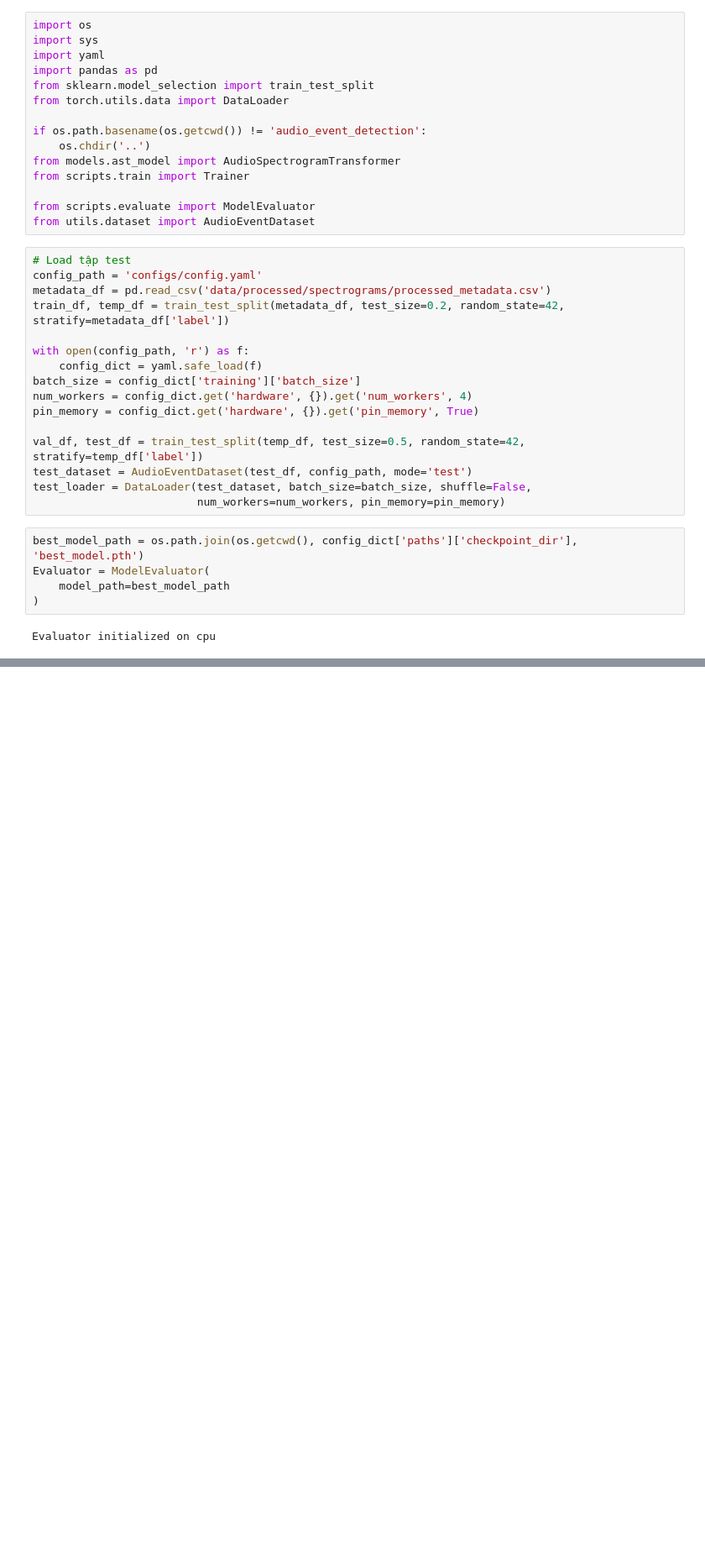
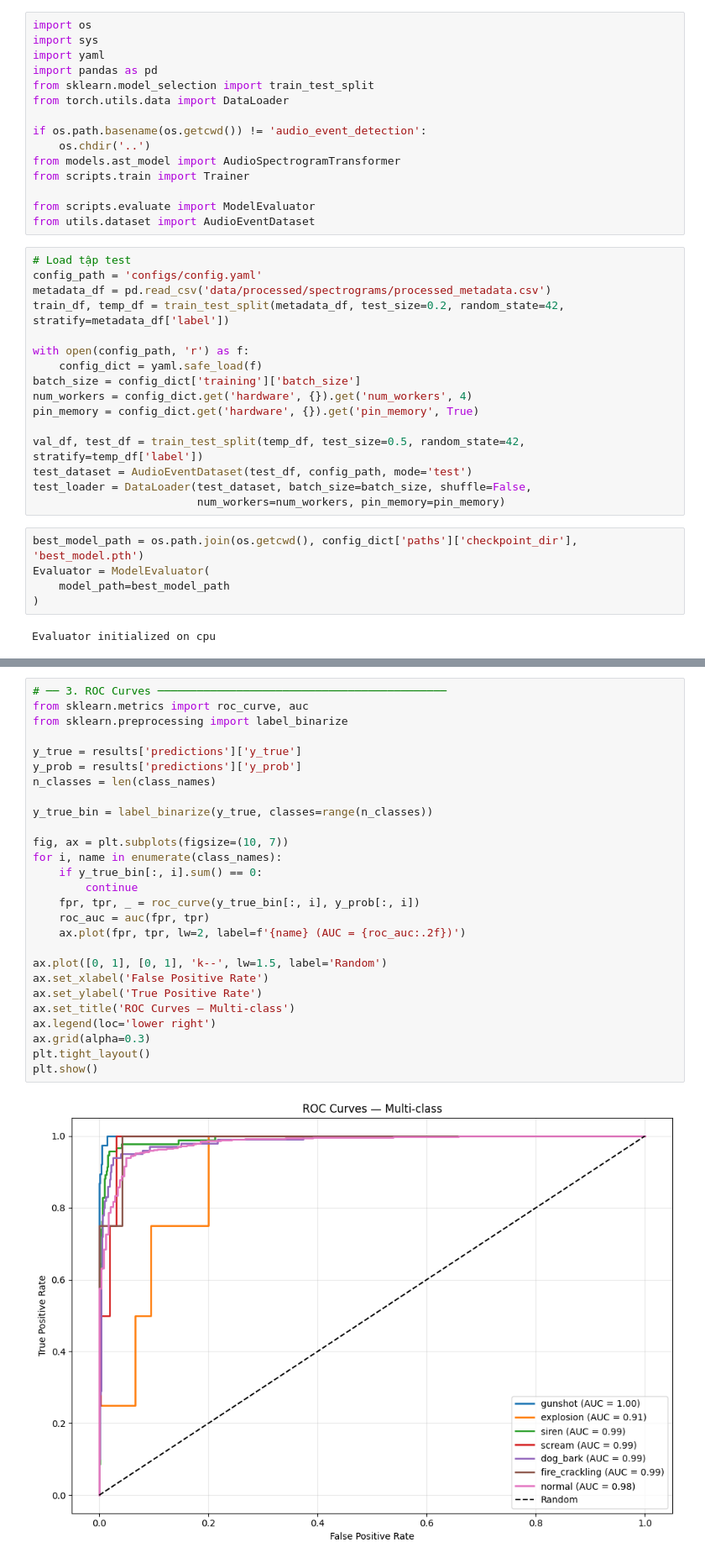
Before and after one commit to itzKieuMinh05/audio_event_detection, a Jupyter notebook: notebooks/03_results_visualization.ipynb, the cells around one changed output, grey strips where cells are left out. Shown at 84% size. Drawn from its saved outputs; the diff is of its cells as text; blank space fills up the shorter version.

```diff
--- a/notebooks/03_results_visualization.ipynb
+++ b/notebooks/03_results_visualization.ipynb
@@ -59,0 +116,29 @@ Evaluating model...
+# %%
+# ── 3. ROC Curves ────────────────────────────────────────────
+from sklearn.metrics import roc_curve, auc
+from sklearn.preprocessing import label_binarize
+
+y_true = results['predictions']['y_true']
+y_prob = results['predictions']['y_prob']
+n_classes = len(class_names)
+
+y_true_bin = label_binarize(y_true, classes=range(n_classes))
+
+fig, ax = plt.subplots(figsize=(10, 7))
+for i, name in enumerate(class_names):
+    if y_true_bin[:, i].sum() == 0:
+        continue
+    fpr, tpr, _ = roc_curve(y_true_bin[:, i], y_prob[:, i])
+    roc_auc = auc(fpr, tpr)
+    ax.plot(fpr, tpr, lw=2, label=f'{name} (AUC = {roc_auc:.2f})')
+
+ax.plot([0, 1], [0, 1], 'k--', lw=1.5, label='Random')
+ax.set_xlabel('False Positive Rate')
+ax.set_ylabel('True Positive Rate')
+ax.set_title('ROC Curves — Multi-class')
+ax.legend(loc='lower right')
+ax.grid(alpha=0.3)
+plt.tight_layout()
+plt.show()
+# %% [output]
+[figure, added]
```
Also changed, not shown: parts of 8 cells of this notebook, 1 other file.
